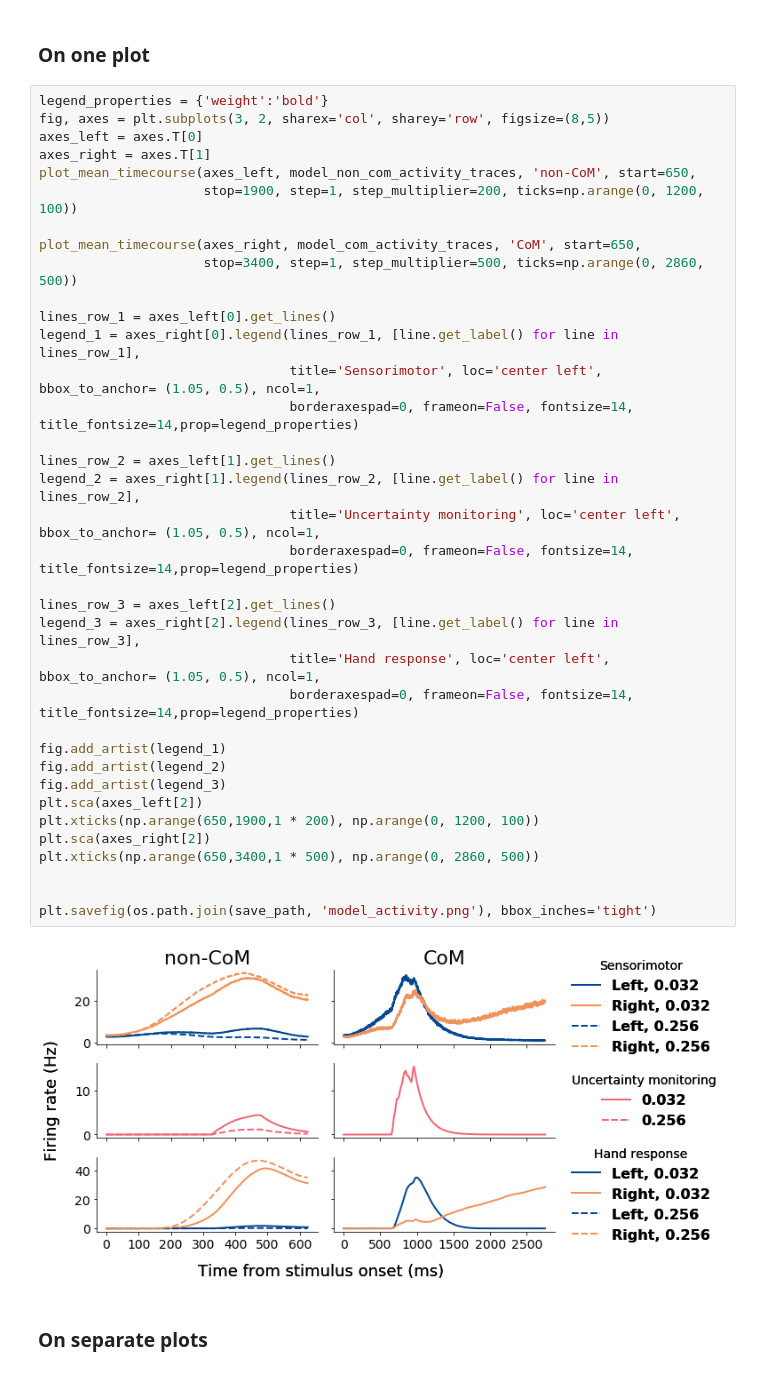
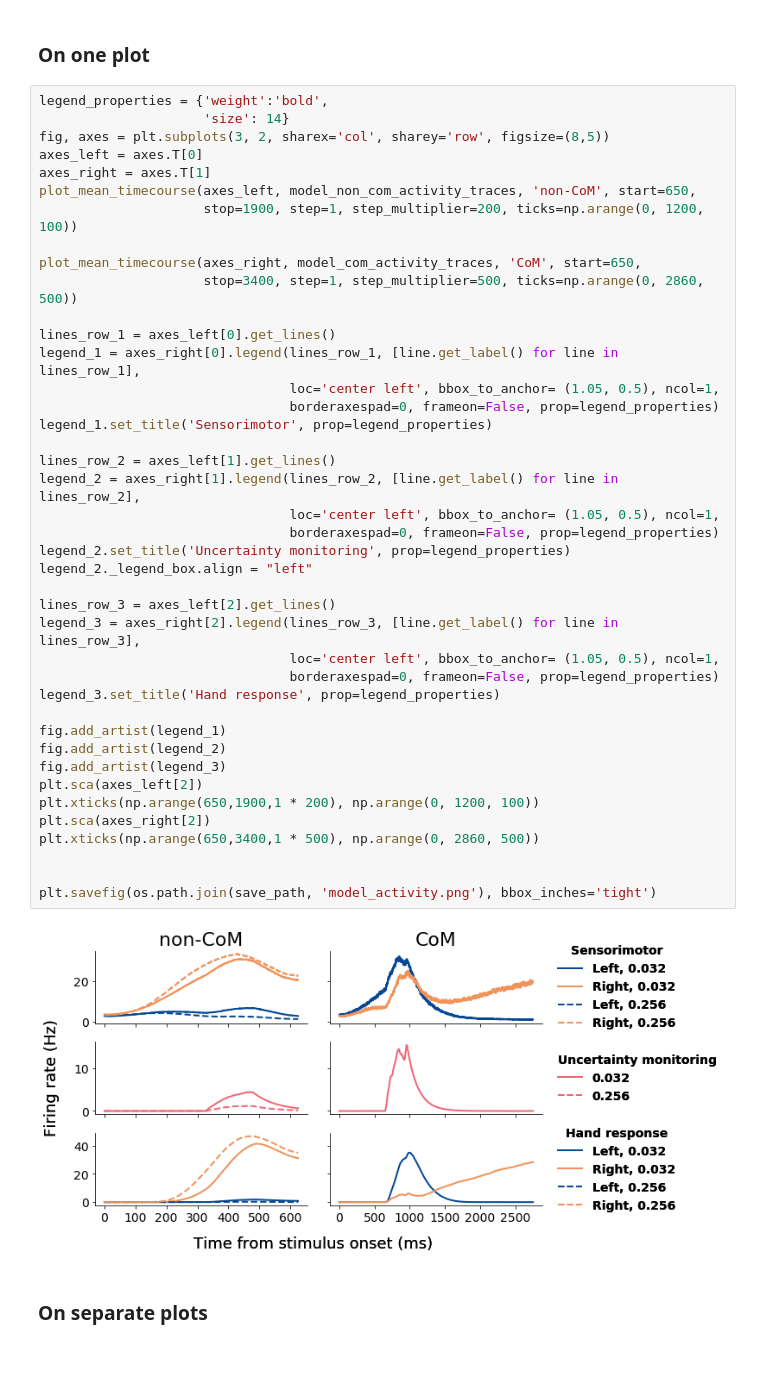
Before and after one commit to nidstigator/com_fixed_duration, a Jupyter notebook: analysis/modelling_results.ipynb, the cells around one changed output. Drawn from its saved outputs; the diff is of its cells as text.

Commit message:
Figures updated

```diff
--- a/analysis/modelling_results.ipynb
+++ b/analysis/modelling_results.ipynb
@@ -112,43 +112,48 @@ def plot_mean_timecourse(ax, activity_traces, activity_type, start, stop,
 # %% [markdown]
 ### On one plot
 # %%
-legend_properties = {'weight':'bold'}
+legend_properties = {'weight':'bold',
+                     'size': 14}
 fig, axes = plt.subplots(3, 2, sharex='col', sharey='row', figsize=(8,5))
 axes_left = axes.T[0]
 axes_right = axes.T[1]
 plot_mean_timecourse(axes_left, model_non_com_activity_traces, 'non-CoM', start=650,
                      stop=1900, step=1, step_multiplier=200, ticks=np.arange(0, 1200, 100))
 
 plot_mean_timecourse(axes_right, model_com_activity_traces, 'CoM', start=650,
                      stop=3400, step=1, step_multiplier=500, ticks=np.arange(0, 2860, 500))
 
 lines_row_1 = axes_left[0].get_lines()
 legend_1 = axes_right[0].legend(lines_row_1, [line.get_label() for line in lines_row_1],
-                                title='Sensorimotor', loc='center left', bbox_to_anchor= (1.05, 0.5), ncol=1,
-                                borderaxespad=0, frameon=False, fontsize=14, title_fontsize=14,prop=legend_properties)
+                                loc='center left', bbox_to_anchor= (1.05, 0.5), ncol=1,
+                                borderaxespad=0, frameon=False, prop=legend_properties)
+legend_1.set_title('Sensorimotor', prop=legend_properties)
 
 lines_row_2 = axes_left[1].get_lines()
 legend_2 = axes_right[1].legend(lines_row_2, [line.get_label() for line in lines_row_2],
-                                title='Uncertainty monitoring', loc='center left', bbox_to_anchor= (1.05, 0.5), ncol=1,
-                                borderaxespad=0, frameon=False, fontsize=14, title_fontsize=14,prop=legend_properties)
+                                loc='center left', bbox_to_anchor= (1.05, 0.5), ncol=1,
+                                borderaxespad=0, frameon=False, prop=legend_properties)
+legend_2.set_title('Uncertainty monitoring', prop=legend_properties)
+legend_2._legend_box.align = "left"
 
 lines_row_3 = axes_left[2].get_lines()
 legend_3 = axes_right[2].legend(lines_row_3, [line.get_label() for line in lines_row_3],
-                                title='Hand response', loc='center left', bbox_to_anchor= (1.05, 0.5), ncol=1,
-                                borderaxespad=0, frameon=False, fontsize=14, title_fontsize=14,prop=legend_properties)
+                                loc='center left', bbox_to_anchor= (1.05, 0.5), ncol=1,
+                                borderaxespad=0, frameon=False, prop=legend_properties)
+legend_3.set_title('Hand response', prop=legend_properties)
 
 fig.add_artist(legend_1)
 fig.add_artist(legend_2)
 fig.add_artist(legend_3)
 plt.sca(axes_left[2])
 plt.xticks(np.arange(650,1900,1 * 200), np.arange(0, 1200, 100))
 plt.sca(axes_right[2])
 plt.xticks(np.arange(650,3400,1 * 500), np.arange(0, 2860, 500))
 
 
 plt.savefig(os.path.join(save_path, 'model_activity.png'), bbox_inches='tight')
 # %% [output]
-[figure, old version]
+[figure, new version]
 # %% [markdown]
 ### On separate plots
 # %%
```
Also changed, not shown: parts of 5 cells of this notebook, 9 other files.
